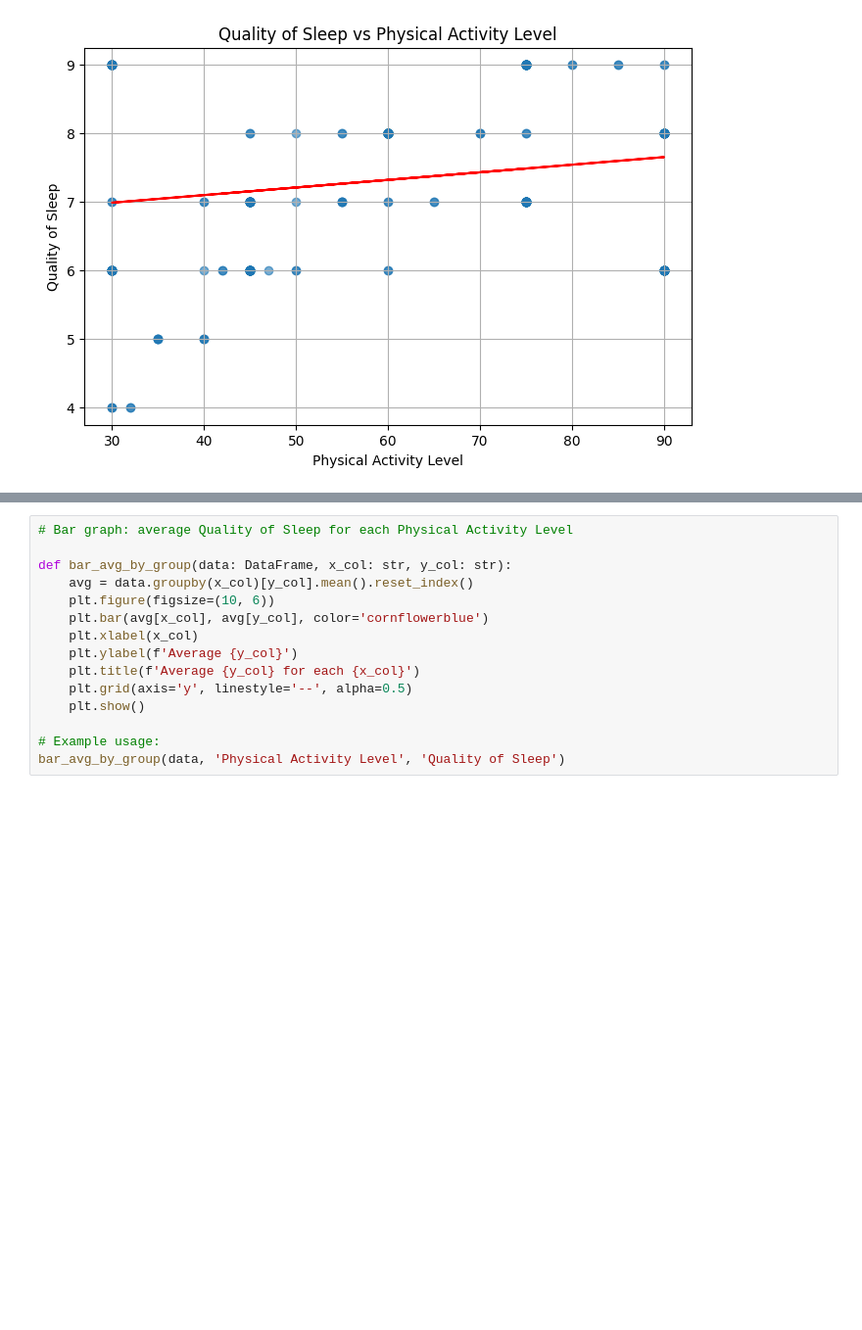
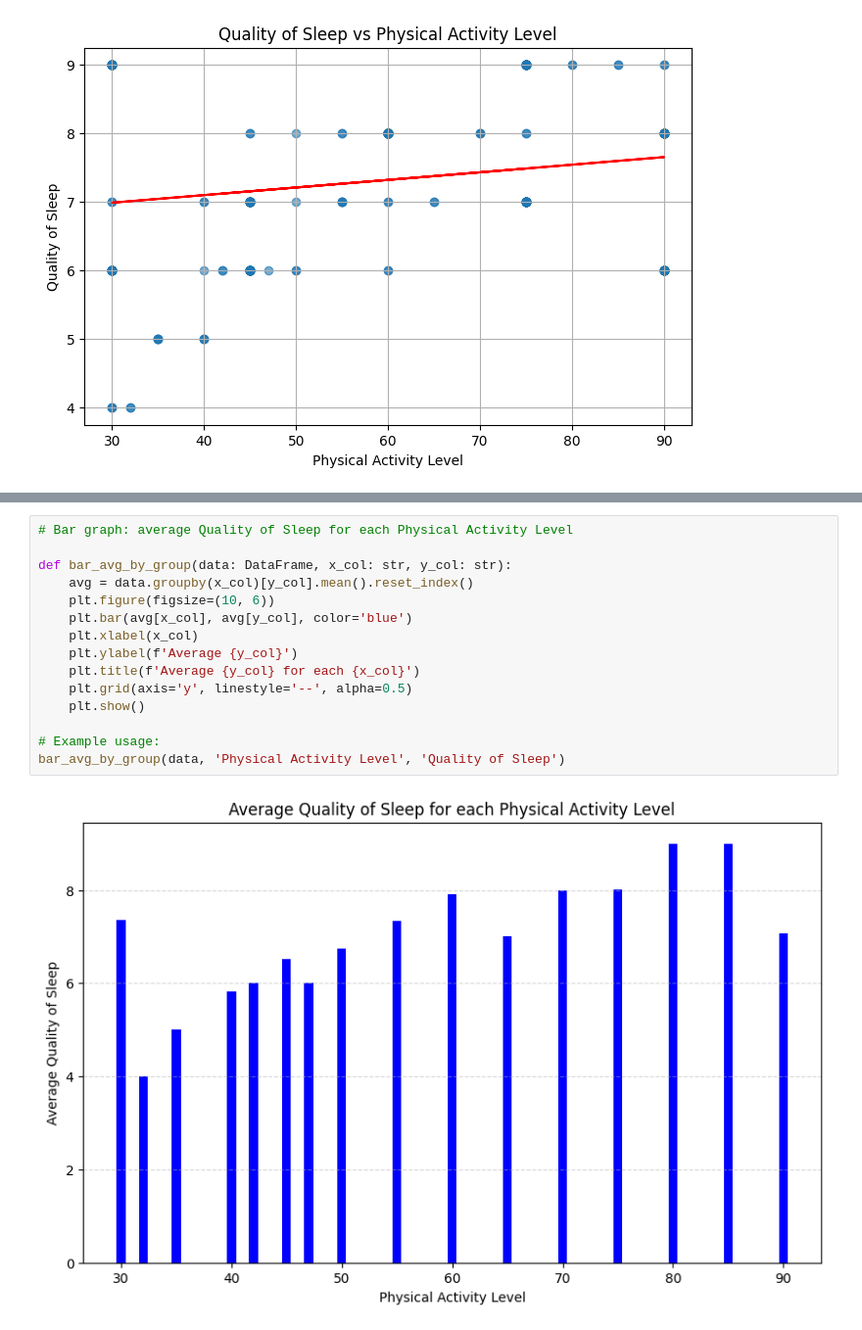
Before and after one commit to Redeagle34/Proyecto-integrador, a Jupyter notebook: notebooks/exploracion_Luis.ipynb, the cells around one changed output, grey strips where cells are left out. Shown at 98% size. Drawn from its saved outputs; the diff is of its cells as text; blank space fills up the shorter version.

```diff
--- a/notebooks/exploracion_Luis.ipynb
+++ b/notebooks/exploracion_Luis.ipynb
@@ -104,15 +104,17 @@ plot_points_and_grouped_median(data, 'Physical Activity Level', 'Quality of Slee
 # %%
 # Bar graph: average Quality of Sleep for each Physical Activity Level
 
 def bar_avg_by_group(data: DataFrame, x_col: str, y_col: str):
     avg = data.groupby(x_col)[y_col].mean().reset_index()
     plt.figure(figsize=(10, 6))
-    plt.bar(avg[x_col], avg[y_col], color='cornflowerblue')
+    plt.bar(avg[x_col], avg[y_col], color='blue')
     plt.xlabel(x_col)
     plt.ylabel(f'Average {y_col}')
     plt.title(f'Average {y_col} for each {x_col}')
     plt.grid(axis='y', linestyle='--', alpha=0.5)
     plt.show()
 
 # Example usage:
 bar_avg_by_group(data, 'Physical Activity Level', 'Quality of Sleep')
+# %% [output]
+[figure, added]
```
Also changed, not shown: parts of 1 cell of this notebook.
